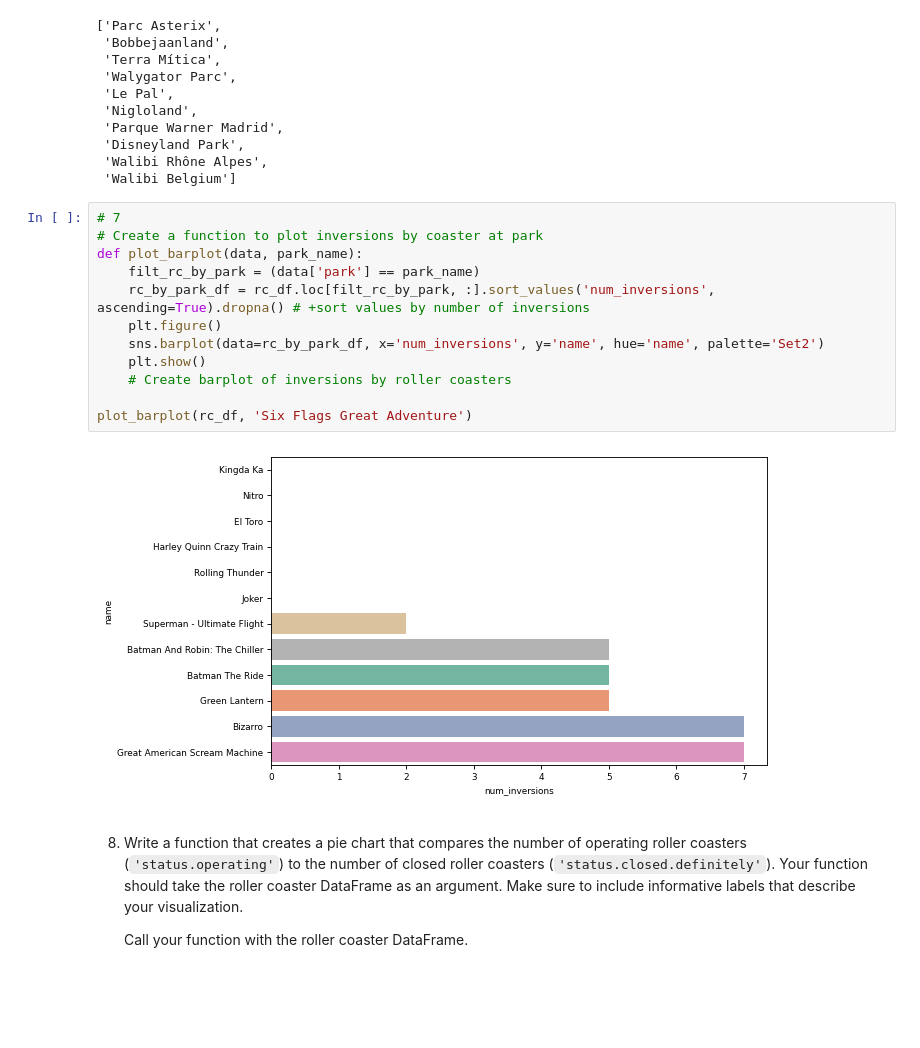
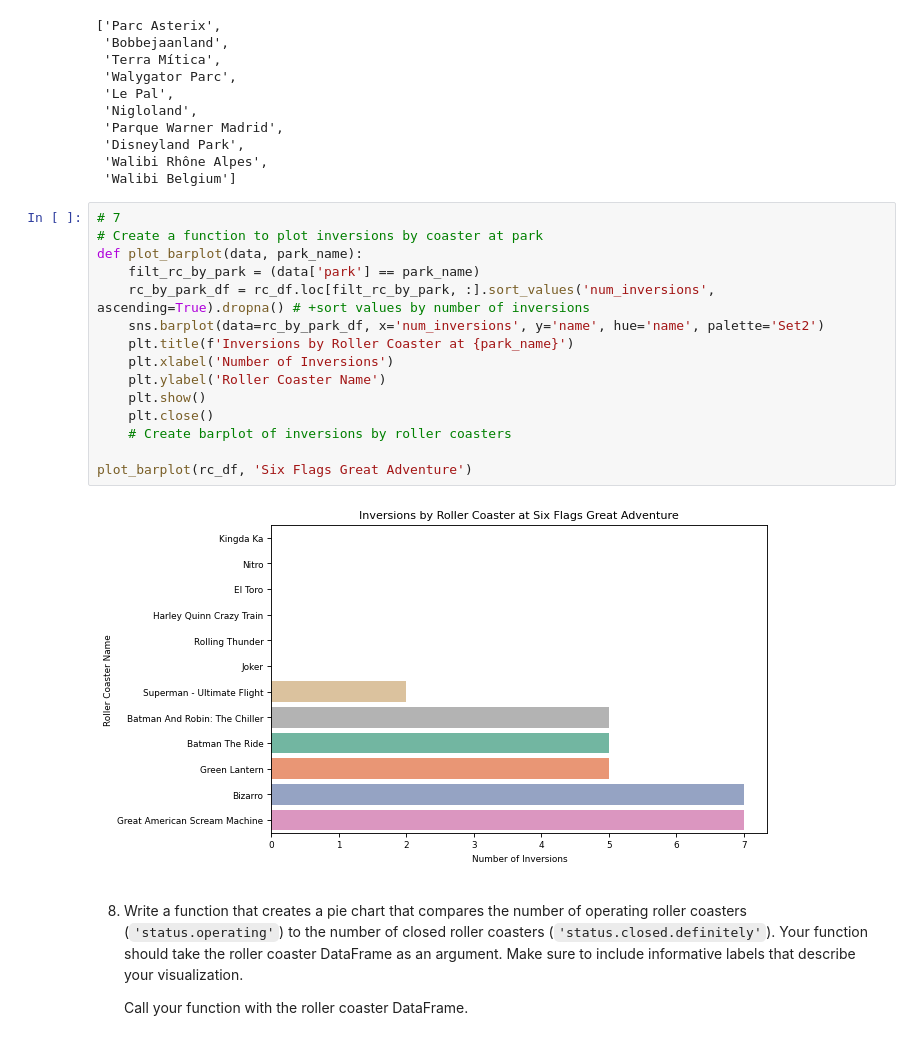
Before and after one commit to 7086600/roller_coaster_project, a Jupyter notebook: roller_coaster.ipynb, the cells around one changed output. Cells and saved outputs as stored; diff of their text form; blank space fills up the shorter version.

Commit message:
refactoring function plot_barplot

```diff
--- a/roller_coaster.ipynb
+++ b/roller_coaster.ipynb
@@ -305,17 +305,20 @@ rc_df['park'].values.tolist()[:10]
 # %%
 # 7
 # Create a function to plot inversions by coaster at park
 def plot_barplot(data, park_name):
     filt_rc_by_park = (data['park'] == park_name)
     rc_by_park_df = rc_df.loc[filt_rc_by_park, :].sort_values('num_inversions', ascending=True).dropna() # +sort values by number of inversions
-    plt.figure()
     sns.barplot(data=rc_by_park_df, x='num_inversions', y='name', hue='name', palette='Set2')
+    plt.title(f'Inversions by Roller Coaster at {park_name}')
+    plt.xlabel('Number of Inversions')
+    plt.ylabel('Roller Coaster Name')
     plt.show()
+    plt.close()
     # Create barplot of inversions by roller coasters
 
 plot_barplot(rc_df, 'Six Flags Great Adventure')
 # %% [output]
-[figure, old version]
+[figure, new version]
 # %% [markdown]
 8. Write a function that creates a pie chart that compares the number of operating roller coasters (`'status.operating'`) to the number of closed roller coasters (`'status.closed.definitely'`). Your function should take the roller coaster DataFrame as an argument. Make sure to include informative labels that describe your visualization.
 
```
